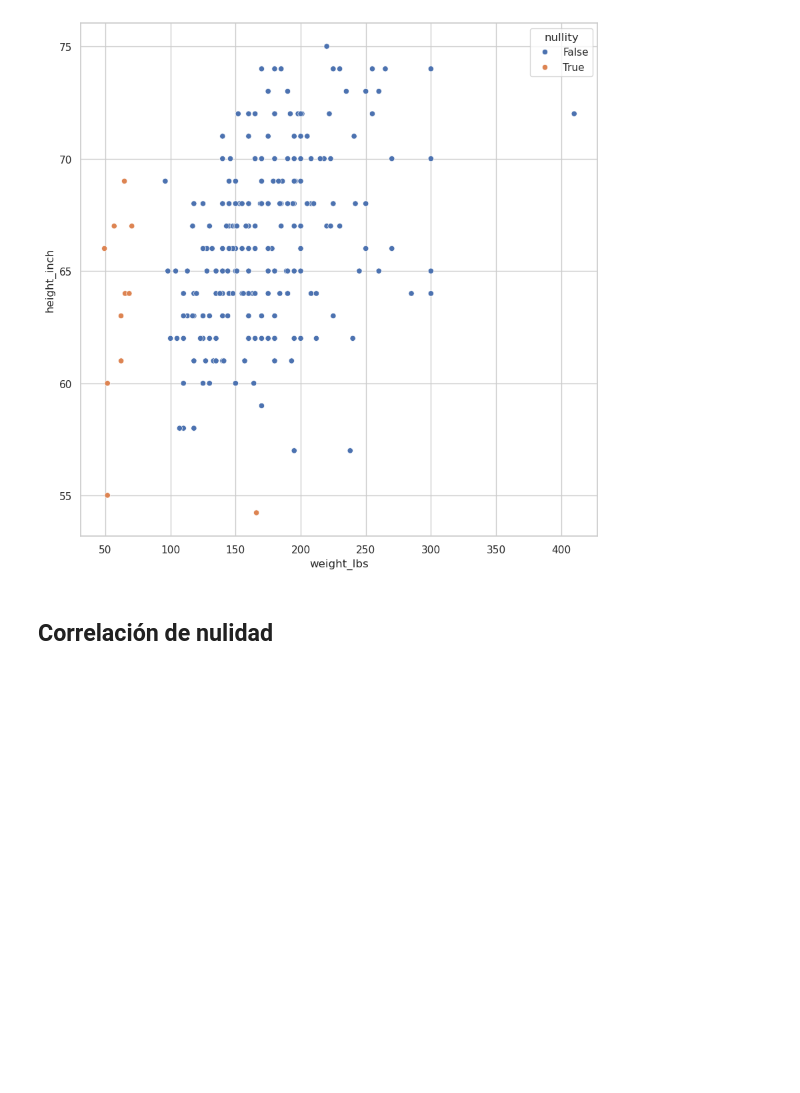
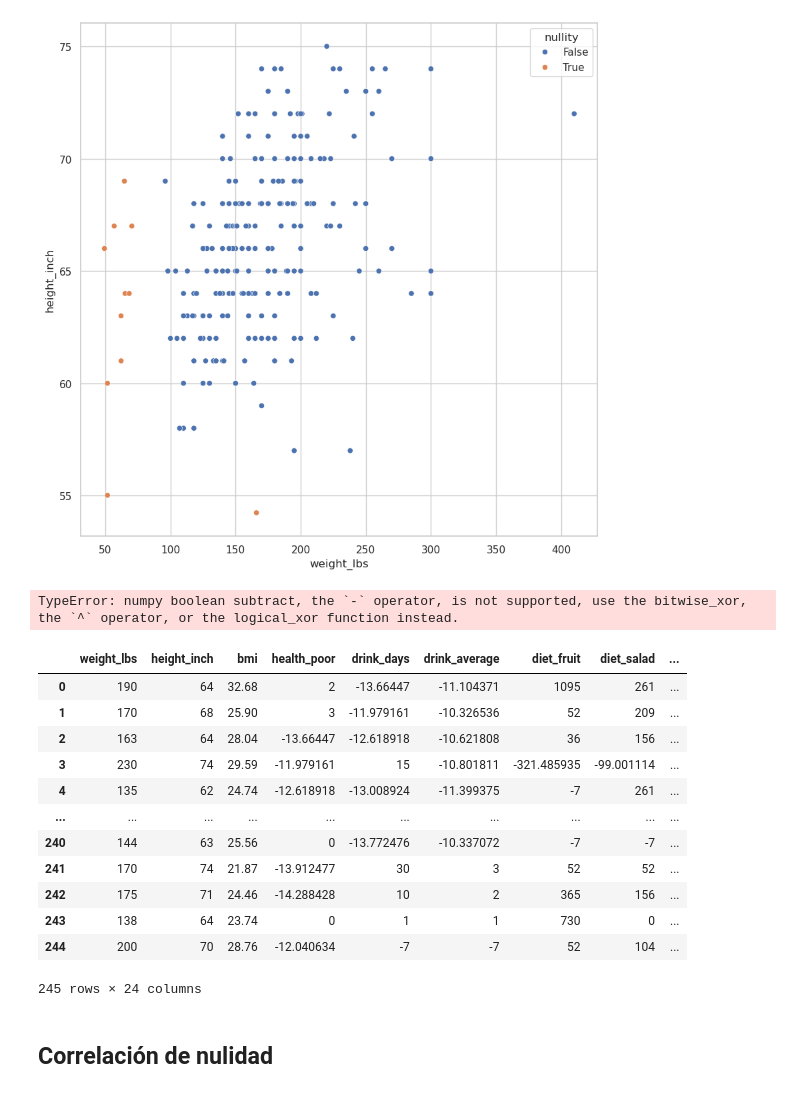
Before and after one commit to fcisnerosr/datos_faltantes, a Jupyter notebook: curso-datos-faltantes-main/jupyter/live-exploration-missing-values.ipynb, the cells around one changed output. Saved outputs shown, nothing was run; the diff lists cells and outputs as text; code cells hidden in the pictures; blank space fills up the shorter version.

Commit message:
intento erroneo de aplicar .column_fill_with_dummies dentro del pipe

```diff
--- a/curso-datos-faltantes-main/jupyter/live-exploration-missing-values.ipynb
+++ b/curso-datos-faltantes-main/jupyter/live-exploration-missing-values.ipynb
@@ -1290,6 +1290,67 @@ Grafica del scatterplot para datos faltantes
 # %% [output]
 <AxesSubplot:xlabel='weight_lbs', ylabel='height_inch'>
 [figure]
+# %%
+(
+    riskfactors_df
+    # Selección de variables numéricas, excluyendo las categóricas
+    .select_dtypes(
+        exclude='category'
+    )
+    # .pipe() aplica la función lambda: filtra solo las columnas que tienen al menos un NaN
+    .pipe(
+        lambda df: df[df.columns[df.isna().any()]]
+    )
+    # Se construye la matriz de sombras (_NA) únicamente para estas columnas
+    .missing.bind_shadow_matrix(true_string=True, false_string=False)
+    # .apply() recorre cada columna:
+    #   - Si es una columna _NA, se conserva igual
+    #   - Si no, se aplica column_fill_with_dummies() para reemplazar los NaN por dummies
+    .apply(
+        lambda column: column if "_NA" in column.name else column_fill_with_dummies(column, proportion_below=0.01, jitter=0.075)
+    )
+    .assign(
+        nullity = lambda df: df.weight_lbs_NA | df.height_inch_NA
+    )
+    .pipe(
+        lambda df:(
+            sns.scatterplot(
+                data = df,
+                x = 'weight_lbs',
+                y = 'height_inch',
+                hue = 'nullity'
+
+            )
+        )
+    )
+)
+# %% [output]
+TypeError: numpy boolean subtract, the `-` operator, is not supported, use the bitwise_xor, the `^` operator, or the logical_xor function instead.
+# %%
+(
+    riskfactors_df
+    .select_dtypes(exclude='category')
+    .pipe(lambda df: df[df.columns[df.isna().any()]])
+    .missing.bind_shadow_matrix(true_string=True, false_string=False)
+    .apply(
+        lambda col: col if col.name.endswith("_NA")
+        else column_fill_with_dummies(col, proportion_below=0.01, jitter=0.075, seed=42)
+    )
+)
+# %% [output]
+|  | weight_lbs | height_inch | bmi | health_poor | drink_days | drink_average | diet_fruit | diet_salad | ... |
+| 0 | 190 | 64 | 32.68 | 2 | -13.66447 | -11.104371 | 1095 | 261 | ... |
+| 1 | 170 | 68 | 25.90 | 3 | -11.979161 | -10.326536 | 52 | 209 | ... |
+| 2 | 163 | 64 | 28.04 | -13.66447 | -12.618918 | -10.621808 | 36 | 156 | ... |
+| 3 | 230 | 74 | 29.59 | -11.979161 | 15 | -10.801811 | -321.485935 | -99.001114 | ... |
+| 4 | 135 | 62 | 24.74 | -12.618918 | -13.008924 | -11.399375 | -7 | 261 | ... |
+| ... | ... | ... | ... | ... | ... | ... | ... | ... | ... |
+| 240 | 144 | 63 | 25.56 | 0 | -13.772476 | -10.337072 | -7 | -7 | ... |
+| 241 | 170 | 74 | 21.87 | -13.912477 | 30 | 3 | 52 | 52 | ... |
+| 242 | 175 | 71 | 24.46 | -14.288428 | 10 | 2 | 365 | 156 | ... |
+| 243 | 138 | 64 | 23.74 | 0 | 1 | 1 | 730 | 0 | ... |
+| 244 | 200 | 70 | 28.76 | -12.040634 | -7 | -7 | 52 | 104 | ... |
+245 rows × 24 columns
 # %% [markdown]
 ## Correlación de nulidad
 # %% [markdown]
```
Also changed, not shown: 1 other file.
